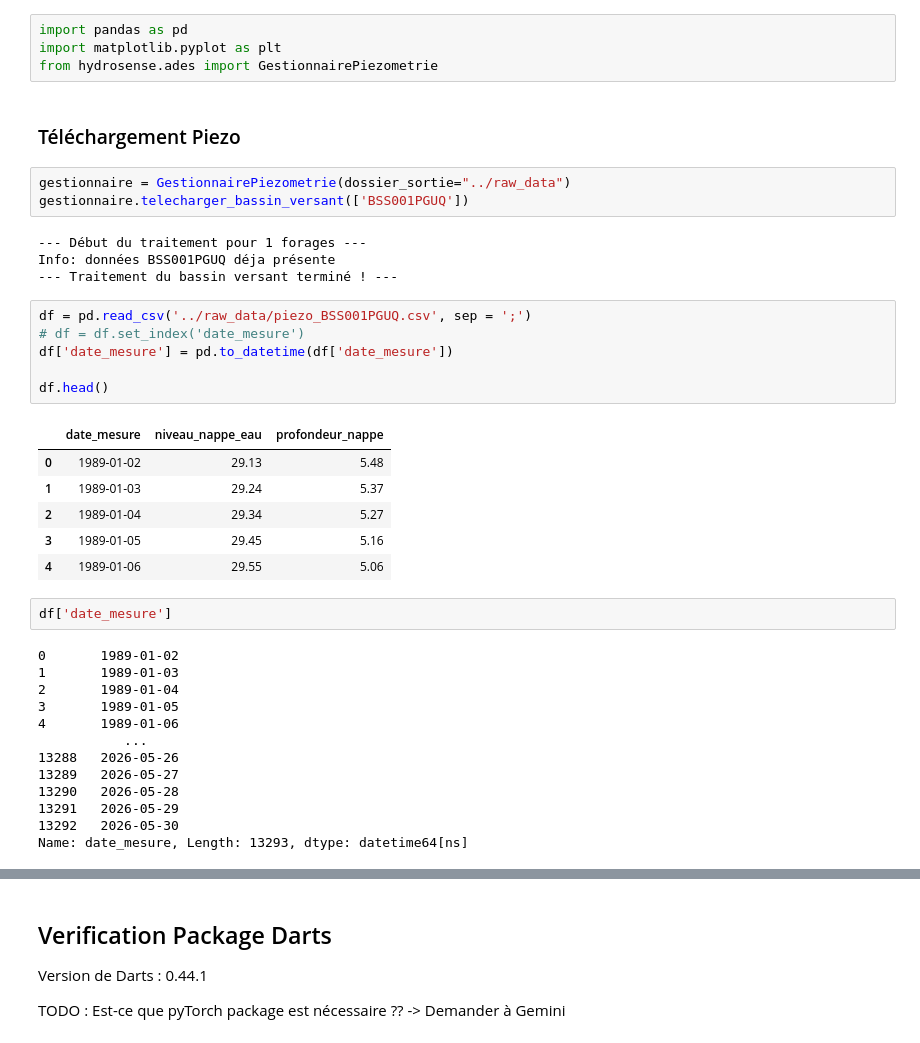
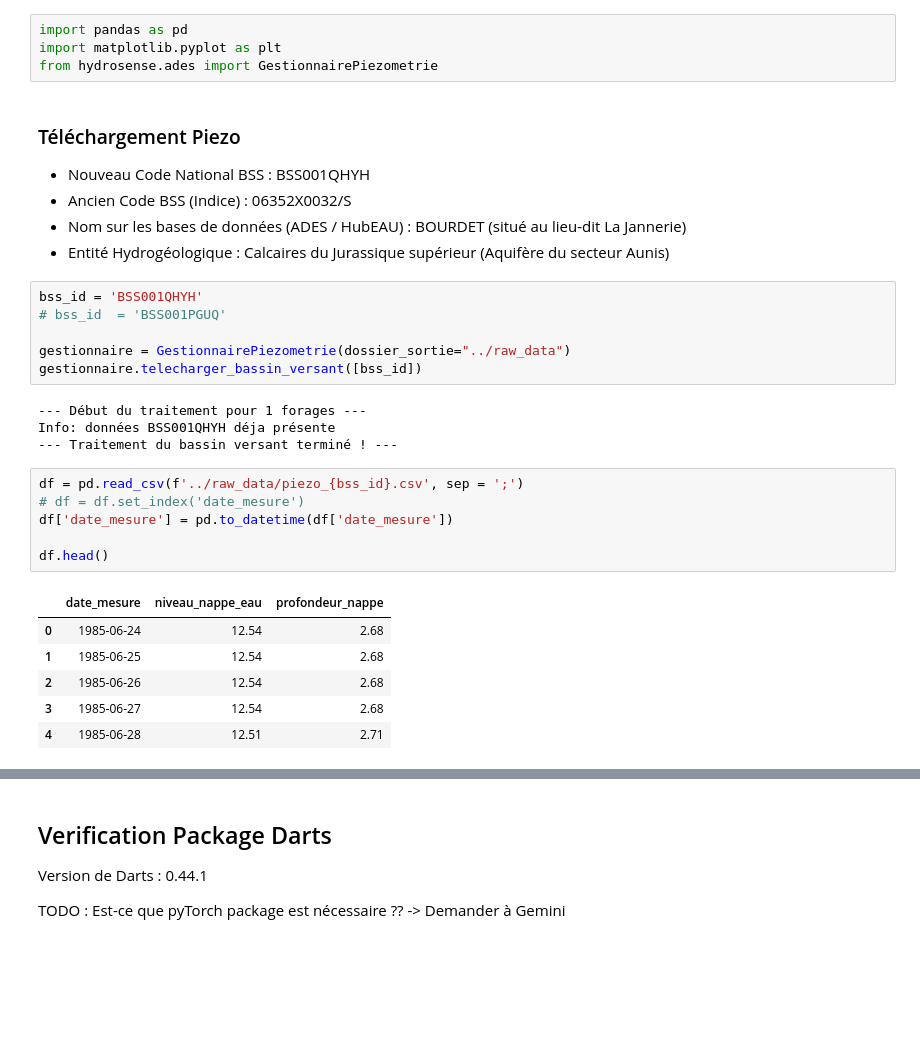
Before and after one commit to charourou/Projet_Hydrosense, a Jupyter notebook: notebooks/solo_piezo_MRI.ipynb, the cells around one changed output, grey strips where cells are left out. Saved outputs shown, nothing was run; the diff lists cells and outputs as text; blank space fills up the shorter version.

```diff
--- a/notebooks/solo_piezo_MRI.ipynb
+++ b/notebooks/solo_piezo_MRI.ipynb
@@ -7,41 +7,34 @@ import matplotlib.pyplot as plt
 from hydrosense.ades import GestionnairePiezometrie
 # %% [markdown]
 ### Téléchargement Piezo
+
+- Nouveau Code National BSS : BSS001QHYH
+- Ancien Code BSS (Indice) : 06352X0032/S
+- Nom sur les bases de données (ADES / HubEAU) : BOURDET (situé au lieu-dit La Jannerie)
+- Entité Hydrogéologique : Calcaires du Jurassique supérieur (Aquifère du secteur Aunis)
 # %%
+bss_id = 'BSS001QHYH'
+# bss_id  = 'BSS001PGUQ'
+
 gestionnaire = GestionnairePiezometrie(dossier_sortie="../raw_data")
-gestionnaire.telecharger_bassin_versant(['BSS001PGUQ'])
+gestionnaire.telecharger_bassin_versant([bss_id])
 # %% [output]
 --- Début du traitement pour 1 forages ---
-Info: données BSS001PGUQ déja présente
+Info: données BSS001QHYH déja présente
 --- Traitement du bassin versant terminé ! ---
 # %%
-df = pd.read_csv('../raw_data/piezo_BSS001PGUQ.csv', sep = ';')
+df = pd.read_csv(f'../raw_data/piezo_{bss_id}.csv', sep = ';')
 # df = df.set_index('date_mesure')
 df['date_mesure'] = pd.to_datetime(df['date_mesure'])
 
 df.head()
 # %% [output]
 |  | date_mesure | niveau_nappe_eau | profondeur_nappe |
-| 0 | 1989-01-02 | 29.13 | 5.48 |
-| 1 | 1989-01-03 | 29.24 | 5.37 |
-| 2 | 1989-01-04 | 29.34 | 5.27 |
-| 3 | 1989-01-05 | 29.45 | 5.16 |
-| 4 | 1989-01-06 | 29.55 | 5.06 |
+| 0 | 1985-06-24 | 12.54 | 2.68 |
+| 1 | 1985-06-25 | 12.54 | 2.68 |
+| 2 | 1985-06-26 | 12.54 | 2.68 |
+| 3 | 1985-06-27 | 12.54 | 2.68 |
+| 4 | 1985-06-28 | 12.51 | 2.71 |
-# %%
-df['date_mesure']
-# %% [output]
-0       1989-01-02
-1       1989-01-03
-2       1989-01-04
-3       1989-01-05
-4       1989-01-06
-           ...
-13288   2026-05-26
-13289   2026-05-27
-13290   2026-05-28
-13291   2026-05-29
-13292   2026-05-30
-Name: date_mesure, Length: 13293, dtype: datetime64[ns]
 # %%
 df.info()
 # %% [output]
```
Also changed, not shown: parts of 3 cells of this notebook.
